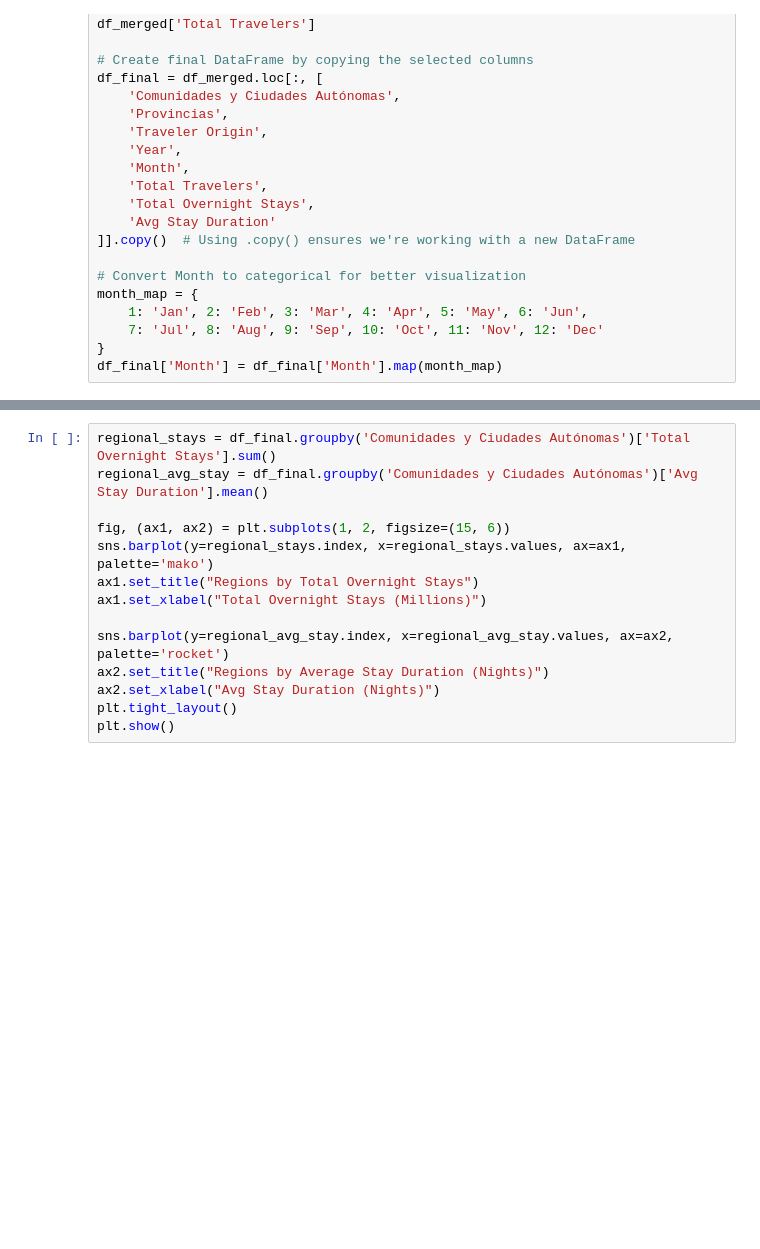
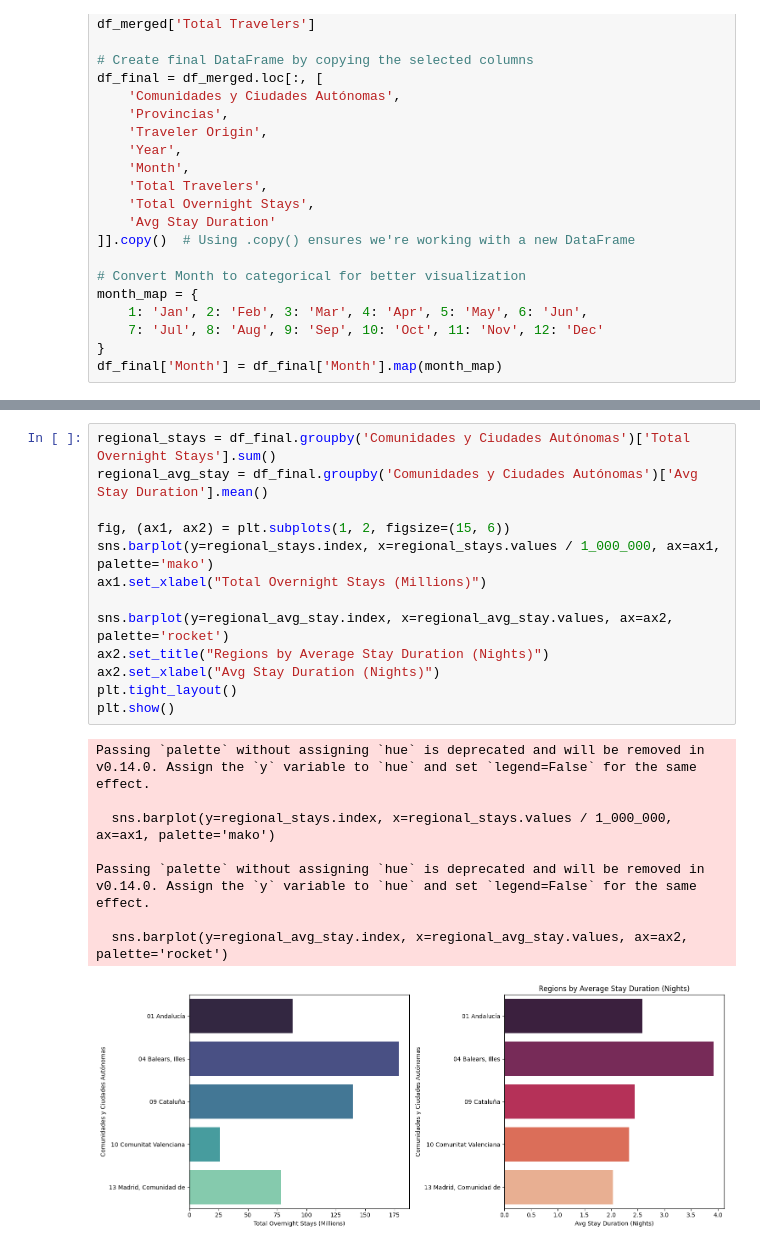
Before and after one commit to luybashu/tourism-accomodations-project, a Jupyter notebook: Scripts/S4_Encuesta de ocupación hotelera.ipynb, the cells around one changed output, grey strips where cells are left out. Saved outputs shown, nothing was run; the diff lists cells and outputs as text; blank space fills up the shorter version.

```diff
--- a/Scripts/S4_Encuesta de ocupación hotelera.ipynb
+++ b/Scripts/S4_Encuesta de ocupación hotelera.ipynb
@@ -144,17 +305,25 @@ plt.show()
 # %%
 regional_stays = df_final.groupby('Comunidades y Ciudades Autónomas')['Total Overnight Stays'].sum()
 regional_avg_stay = df_final.groupby('Comunidades y Ciudades Autónomas')['Avg Stay Duration'].mean()
 
 fig, (ax1, ax2) = plt.subplots(1, 2, figsize=(15, 6))
-sns.barplot(y=regional_stays.index, x=regional_stays.values, ax=ax1, palette='mako')
-ax1.set_title("Regions by Total Overnight Stays")
+sns.barplot(y=regional_stays.index, x=regional_stays.values / 1_000_000, ax=ax1, palette='mako')
 ax1.set_xlabel("Total Overnight Stays (Millions)")
 
 sns.barplot(y=regional_avg_stay.index, x=regional_avg_stay.values, ax=ax2, palette='rocket')
 ax2.set_title("Regions by Average Stay Duration (Nights)")
 ax2.set_xlabel("Avg Stay Duration (Nights)")
 plt.tight_layout()
 plt.show()
+# %% [output]
+Passing `palette` without assigning `hue` is deprecated and will be removed in v0.14.0. Assign the `y` variable to `hue` and set `legend=False` for the same effect.
+
+  sns.barplot(y=regional_stays.index, x=regional_stays.values / 1_000_000, ax=ax1, palette='mako')
+
+Passing `palette` without assigning `hue` is deprecated and will be removed in v0.14.0. Assign the `y` variable to `hue` and set `legend=False` for the same effect.
+
+  sns.barplot(y=regional_avg_stay.index, x=regional_avg_stay.values, ax=ax2, palette='rocket')
+[figure, added]
 # %%
 cross_analysis = df_final.pivot_table(
     index='Comunidades y Ciudades Autónomas',
```
Also changed, not shown: parts of 13 cells of this notebook.
